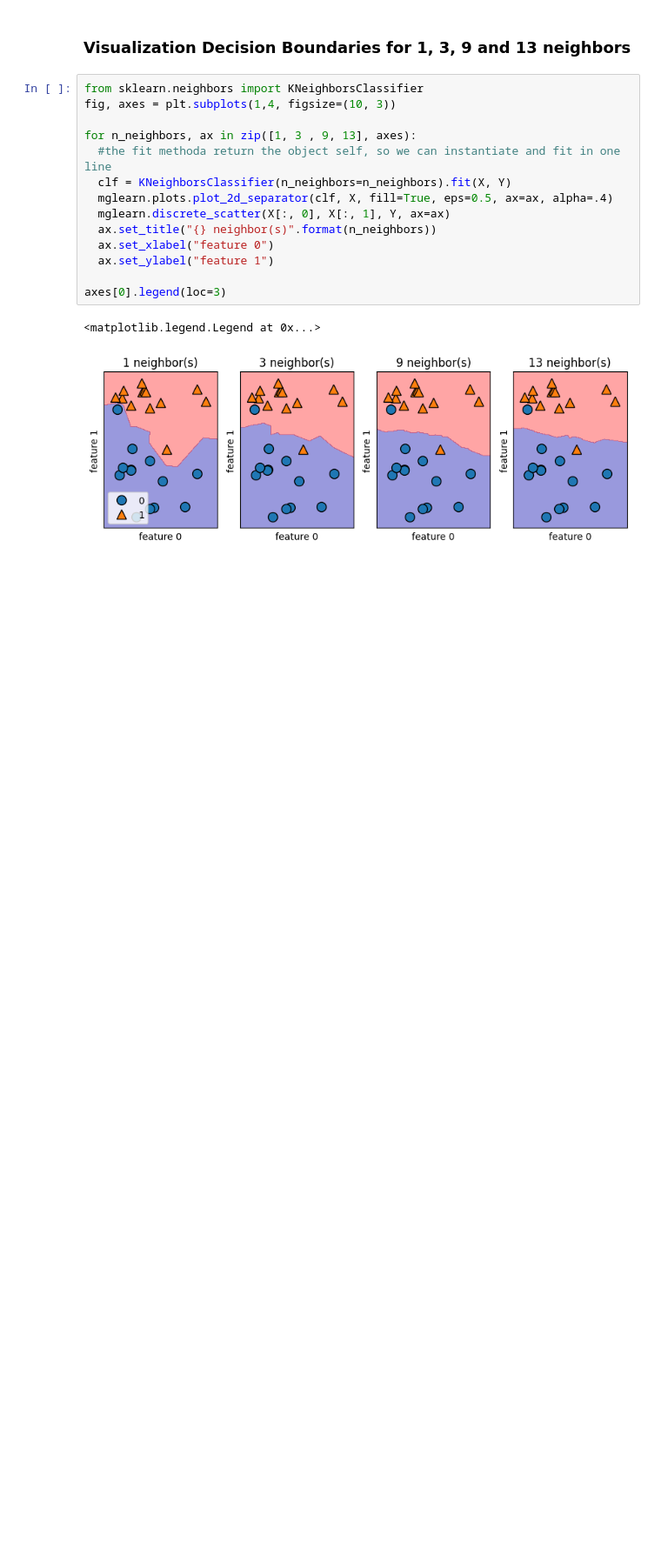
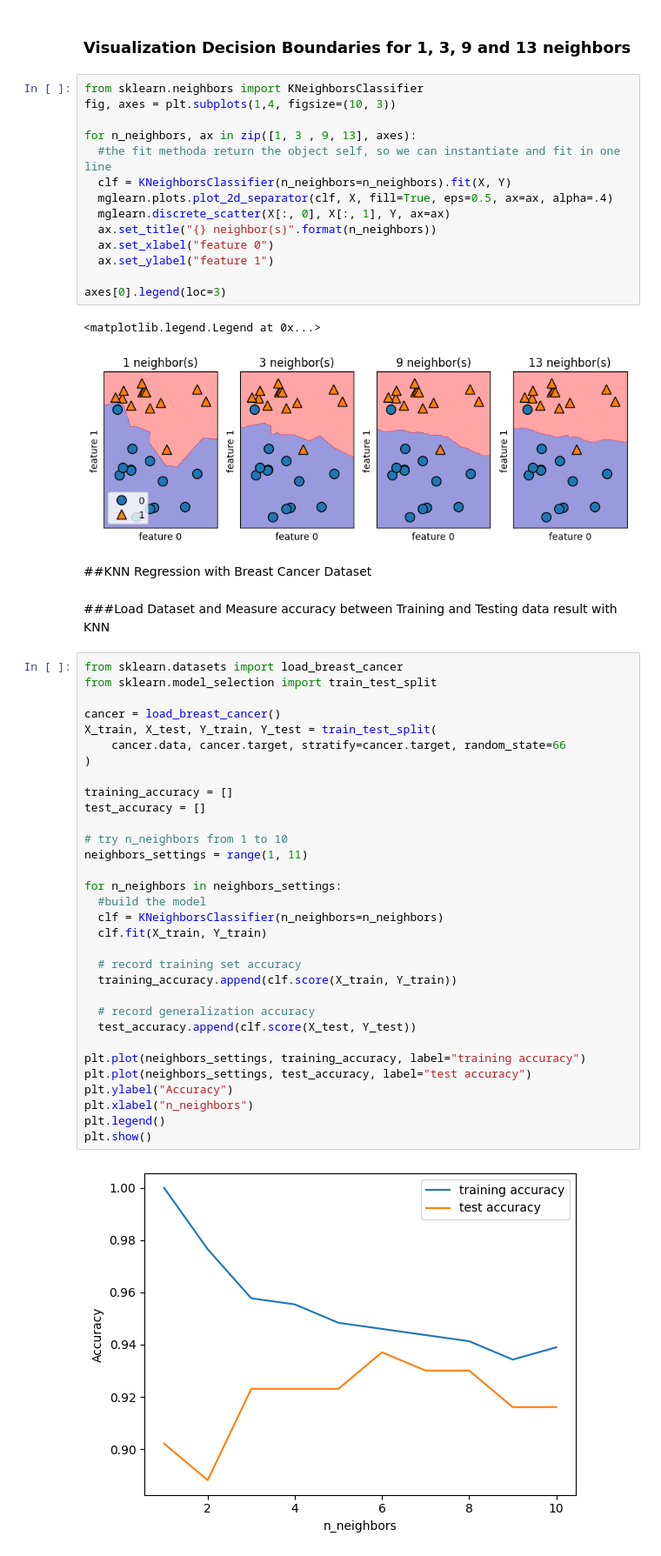
Before and after one commit to Frederico27/Machine-Learning-Study, a Jupyter notebook: Chapter 2 Supervised-Learning-KNN.ipynb, the cells around one changed output. Shown: that part at 87% size. Drawn from its saved outputs; the diff is of its cells as text; blank space fills up the shorter version.

```diff
--- a/Chapter 2 Supervised-Learning-KNN.ipynb
+++ b/Chapter 2 Supervised-Learning-KNN.ipynb
@@ -48,3 +67,41 @@ axes[0].legend(loc=3)
 # %% [output]
 <matplotlib.legend.Legend at 0x...>
 [figure]
+# %% [markdown]
+##KNN Regression with Breast Cancer Dataset
+# %% [markdown]
+###Load Dataset and Measure accuracy between Training and Testing data result with KNN
+# %%
+from sklearn.datasets import load_breast_cancer
+from sklearn.model_selection import train_test_split
+
+cancer = load_breast_cancer()
+X_train, X_test, Y_train, Y_test = train_test_split(
+    cancer.data, cancer.target, stratify=cancer.target, random_state=66
+)
+
+training_accuracy = []
+test_accuracy = []
+
+# try n_neighbors from 1 to 10
+neighbors_settings = range(1, 11)
+
+for n_neighbors in neighbors_settings:
+  #build the model
+  clf = KNeighborsClassifier(n_neighbors=n_neighbors)
+  clf.fit(X_train, Y_train)
+
+  # record training set accuracy
+  training_accuracy.append(clf.score(X_train, Y_train))
+
+  # record generalization accuracy
+  test_accuracy.append(clf.score(X_test, Y_test))
+
+plt.plot(neighbors_settings, training_accuracy, label="training accuracy")
+plt.plot(neighbors_settings, test_accuracy, label="test accuracy")
+plt.ylabel("Accuracy")
+plt.xlabel("n_neighbors")
+plt.legend()
+plt.show()
+# %% [output]
+[figure, added]
```
Also changed, not shown: parts of 11 cells of this notebook.
